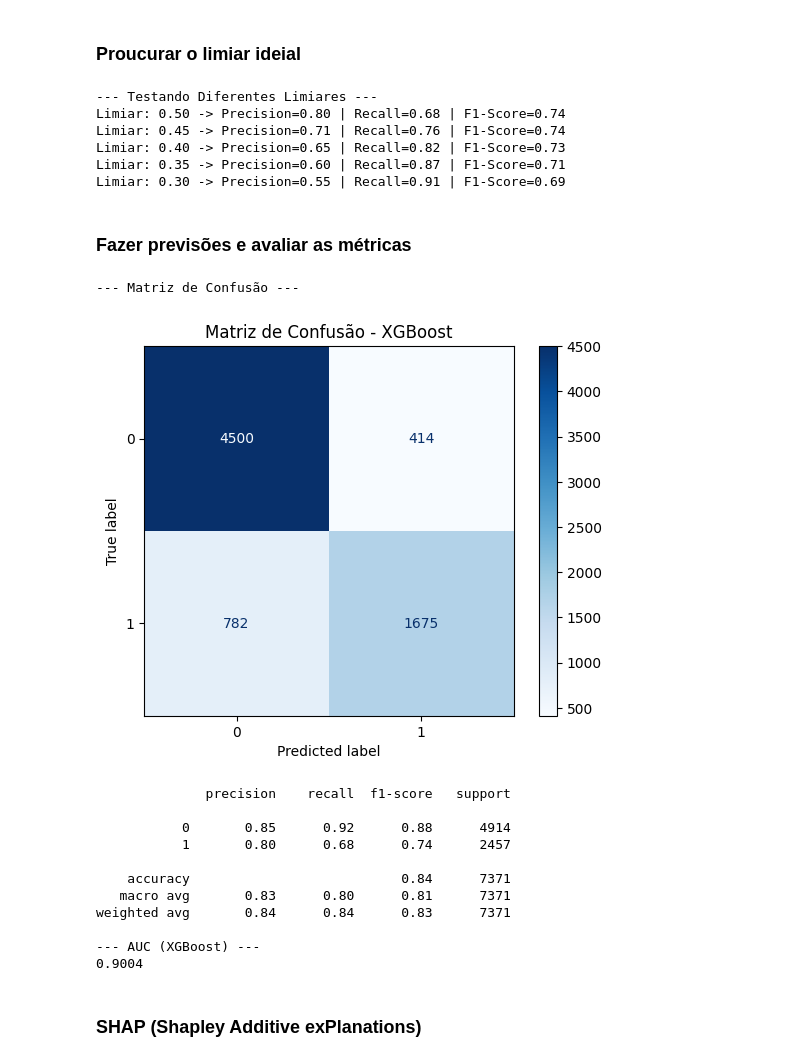
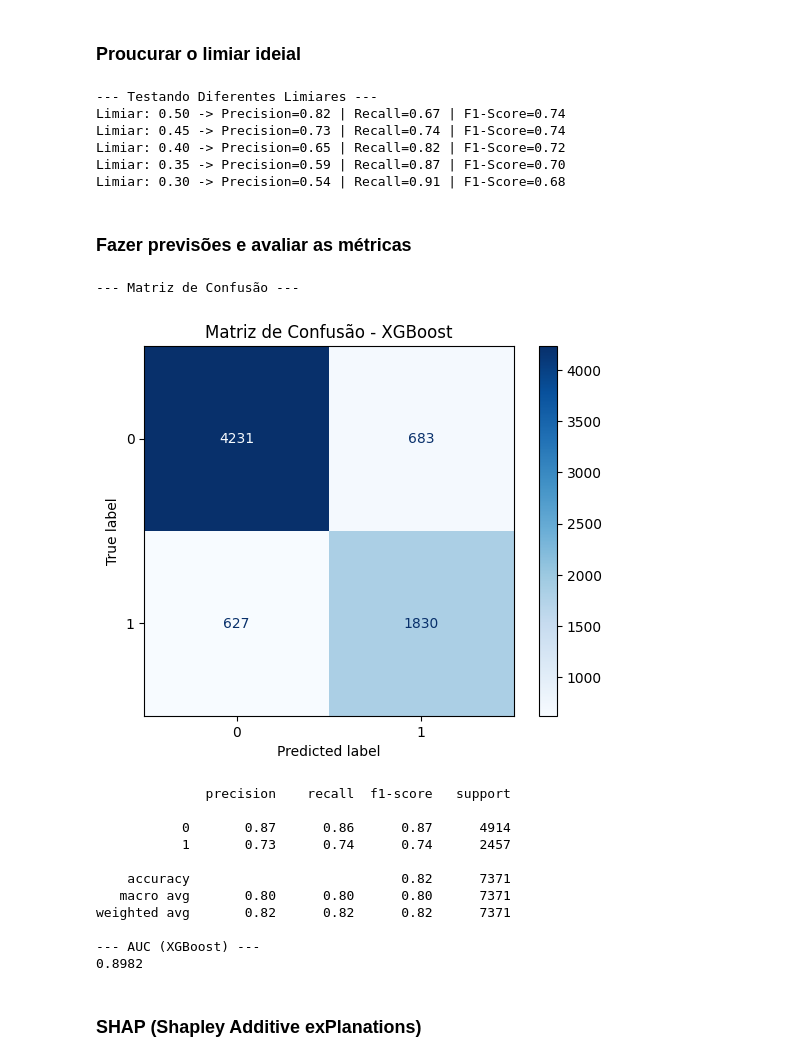
Before and after one commit to PedroSmithhh/TCC, a Jupyter notebook: xgboost.ipynb, the cells around one changed output. Drawn from its saved outputs; the diff is of its cells as text; code cells hidden in the pictures.

```diff
--- a/xgboost.ipynb
+++ b/xgboost.ipynb
@@ -47,10 +47,10 @@ Tamanho do conjunto de teste: (7371, 15)
 # %%
 xgb_model = xgb.XGBClassifier(random_state=8,
                               eval_metric='logloss',
-                              scale_pos_weight = 1.8,
+                              scale_pos_weight = 1.8, # Ajuste para lidar com o desbalanceamento
                               learning_rate=0.05,
-                              n_estimators=200,
-                              max_depth=8,
+                              n_estimators=300,
+                              max_depth=5,
                               use_label_encoder=False)
 
 xgb_model.fit(X_train, y_train)
@@ -137,41 +137,45 @@ for limiar in [0.5, 0.45, 0.4, 0.35, 0.3]:
     print(f"Limiar: {limiar:.2f} -> Precision={precision:.2f} | Recall={recall:.2f} | F1-Score={f1:.2f}")
 # %% [output]
 --- Testando Diferentes Limiares ---
-Limiar: 0.50 -> Precision=0.80 | Recall=0.68 | F1-Score=0.74
-Limiar: 0.45 -> Precision=0.71 | Recall=0.76 | F1-Score=0.74
-Limiar: 0.40 -> Precision=0.65 | Recall=0.82 | F1-Score=0.73
-Limiar: 0.35 -> Precision=0.60 | Recall=0.87 | F1-Score=0.71
-Limiar: 0.30 -> Precision=0.55 | Recall=0.91 | F1-Score=0.69
+Limiar: 0.50 -> Precision=0.82 | Recall=0.67 | F1-Score=0.74
+Limiar: 0.45 -> Precision=0.73 | Recall=0.74 | F1-Score=0.74
+Limiar: 0.40 -> Precision=0.65 | Recall=0.82 | F1-Score=0.72
+Limiar: 0.35 -> Precision=0.59 | Recall=0.87 | F1-Score=0.70
+Limiar: 0.30 -> Precision=0.54 | Recall=0.91 | F1-Score=0.68
 # %% [markdown]
 ### Fazer previsões e avaliar as métricas
 # %%
-y_pred_xgb = xgb_model.predict(X_test)
+LIMIAR_ESCOLHIDO = 0.45
+
+y_prob_xgb = xgb_model.predict_proba(X_test)[:, 1]
+# Limiar alterado
+y_pred_final = (y_prob_xgb >= LIMIAR_ESCOLHIDO).astype(int)
 
 print("\n--- Matriz de Confusão ---")
-cf_matrix = confusion_matrix(y_test, y_pred_xgb)
+cf_matrix = confusion_matrix(y_test, y_pred_final)
 ConfusionMatrixDisplay(cf_matrix).plot(cmap=plt.cm.Blues)
 plt.title("Matriz de Confusão - XGBoost")
 plt.show()
-print(classification_report(y_test, y_pred_xgb))
+print(classification_report(y_test, y_pred_final))
 
-y_prob_xgb = xgb_model.predict_proba(X_test)[:, 1]
+
 auc_xgb = roc_auc_score(y_test, y_prob_xgb)
 print(f"--- AUC (XGBoost) ---")
 print(f"{auc_xgb:.4f}")
 # %% [output]
 --- Matriz de Confusão ---
-[figure, old version]
+[figure, new version]
               precision    recall  f1-score   support
 
-           0       0.85      0.92      0.88      4914
-           1       0.80      0.68      0.74      2457
+           0       0.87      0.86      0.87      4914
+           1       0.73      0.74      0.74      2457
 
-    accuracy                           0.84      7371
-   macro avg       0.83      0.80      0.81      7371
-weighted avg       0.84      0.84      0.83      7371
+    accuracy                           0.82      7371
+   macro avg       0.80      0.80      0.80      7371
+weighted avg       0.82      0.82      0.82      7371
 
 --- AUC (XGBoost) ---
-0.9004
+0.8982
 # %% [markdown]
 ### SHAP (Shapley Additive exPlanations)
 # %%
```
Also changed, not shown: parts of 1 cell of this notebook, 4 other files.
